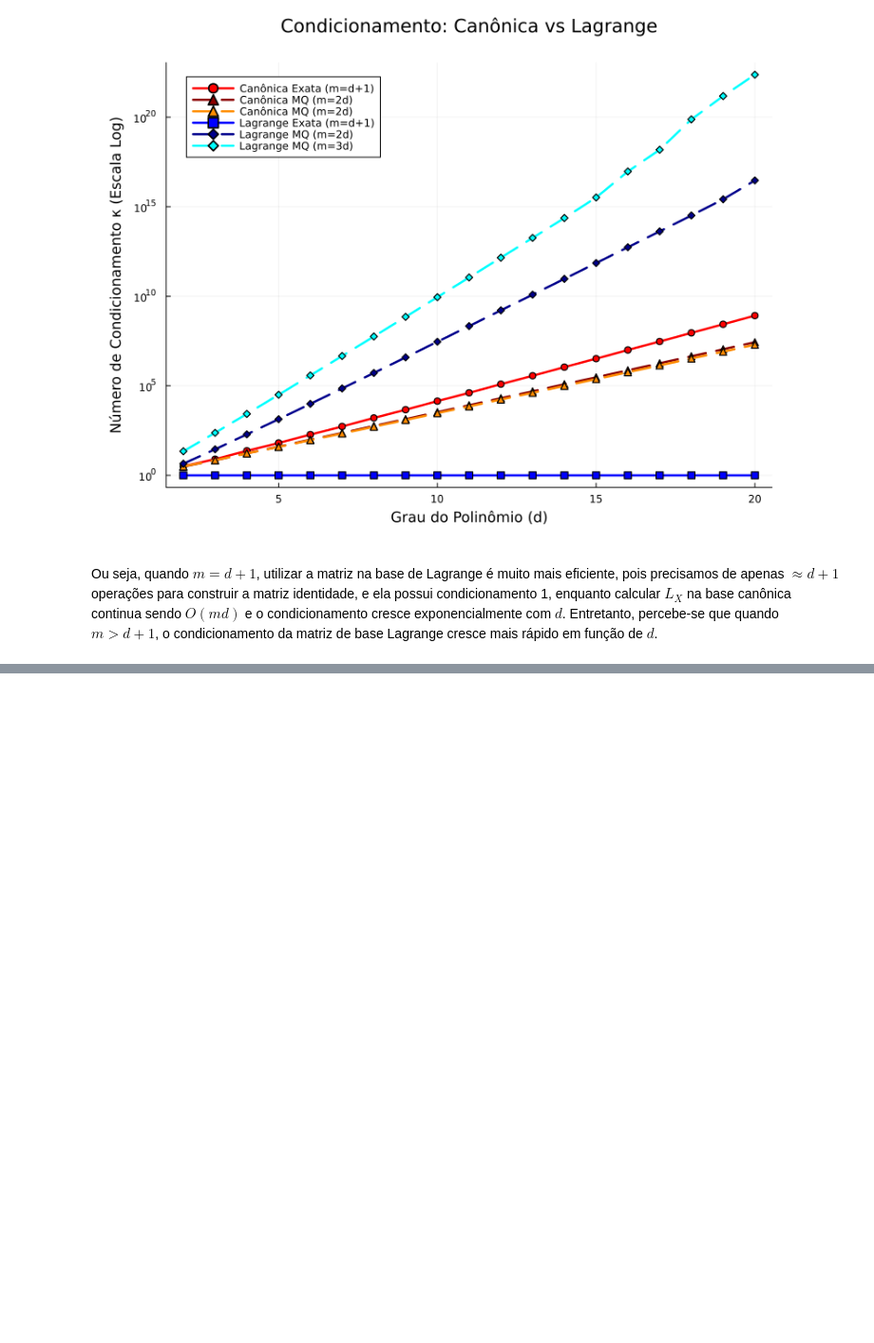
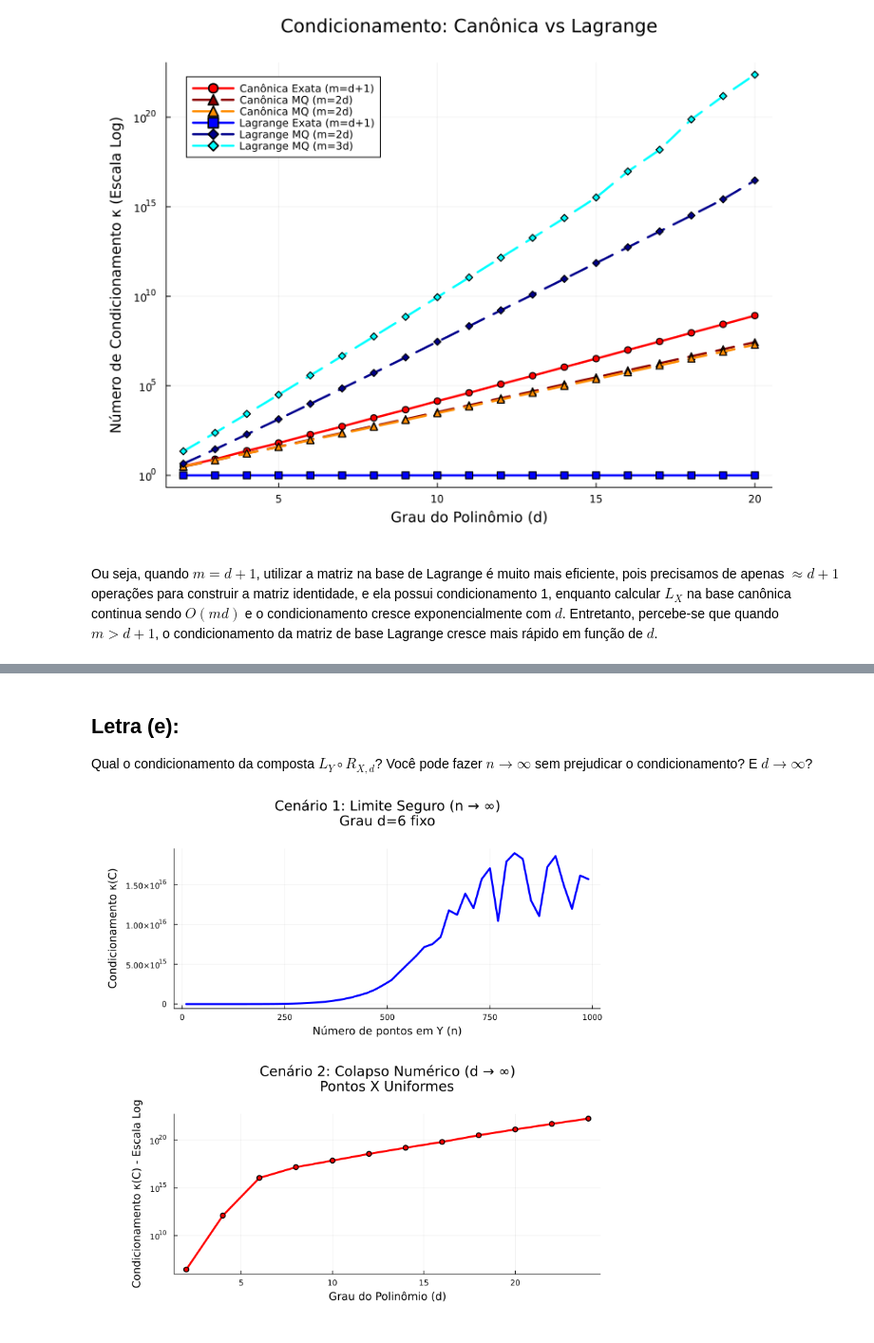
Before and after one commit to PedroDuailibe/Projeto3-ALN, a Jupyter notebook: Projeto3.ipynb, the cells around one changed output, grey strips where cells are left out. Shown at 95% size. Cells and saved outputs as stored; diff of their text form; code cells hidden in the pictures; blank space fills up the shorter version.

```diff
--- a/Projeto3.ipynb
+++ b/Projeto3.ipynb
@@ -380,0 +528,76 @@ Ou seja, quando $m = d+1$, utilizar a matriz na base de Lagrange é muito mais e
+# %% [markdown]
+## Letra (e):
+
+Qual o condicionamento da composta $L_Y\circ R_{X,d}$? Você pode fazer $n \to \infty$ sem prejudicar o condicionamento? E $d \to\infty$?
+# %%
+function visualizar_limites()
+    # ---------------------------------------------------------
+    # TESTE 1: O Limite Seguro (n -> infinito)
+    # Mantemos o grau fixo e aumentamos a resolução de Y
+    # ---------------------------------------------------------
+    d_fixo = 6
+    m_fixo = d_fixo + 1
+    X_fixo = range(-1.0, 1.0, length=m_fixo)
+    X_base_fixo = X_fixo[1:d_fixo+1]
+
+    A_X_fixo = matrix_lagrange(X_fixo, d_fixo)
+    inv_A_X = pinv(A_X_fixo)
+
+    n_vals = 10:20:1000 # De 10 até 1000 pontos em Y
+    cond_n = Float64[]
+
+    for n in n_vals
+        Y = range(-1.0, 1.0, length=n)
+        A_Y = matrix_lagrange(Y, d_fixo)
+
+        C = A_Y * inv_A_X
+        push!(cond_n, cond(C))
+    end
+
+    p1 = plot(n_vals, cond_n,
+              title="Cenário 1: Limite Seguro (n → ∞)\nGrau d=6 fixo",
+              xlabel="Número de pontos em Y (n)",
+              ylabel="Condicionamento κ(C)",
+              lw=3, color=:blue, legend=false,
+              grid=true, margin=6Plots.mm)
+
+    # ---------------------------------------------------------
+    # TESTE 2: O Limite Catastrófico (d -> infinito)
+    # Pontos uniformes forçam o Fenômeno de Runge
+    # ---------------------------------------------------------
+    d_vals = 2:2:24 # Grau crescendo de 2 até 24
+    cond_d = Float64[]
+
+    for d in d_vals
+        m = d + 1
+        n = 1000 #  n gigante para garantir que o sensor capte as bordas
+
+        X = range(-1.0, 1.0, length=m)
+        Y = range(-1.0, 1.0, length=n)
+        X_base = X[1:d+1]
+
+        A_X = matrix_lagrange(X, d)
+        A_Y = matrix_lagrange(Y, d)
+
+        C = A_Y * pinv(A_X)
+        push!(cond_d, cond(C))
+    end
+
+    p2 = plot(d_vals, cond_d,
+              title="Cenário 2: Colapso Numérico (d → ∞)\nPontos X Uniformes",
+              xlabel="Grau do Polinômio (d)",
+              ylabel="Condicionamento κ(C) - Escala Log",
+              yscale=:log10, # Escala Log para ver a explosão
+              lw=3, color=:red, marker=:circle, legend=false,
+              grid=true, margin=6Plots.mm)
+
+    # Juntando os dois gráficos
+    grafico_final = plot(p1, p2, layout=(2, 1), size=(800, 800))
+
+    return grafico_final
+end
+
+# Executa a visualização
+visualizar_limites()
+# %% [output]
+[figure, added]
```
Also changed, not shown: parts of 10 cells of this notebook.
